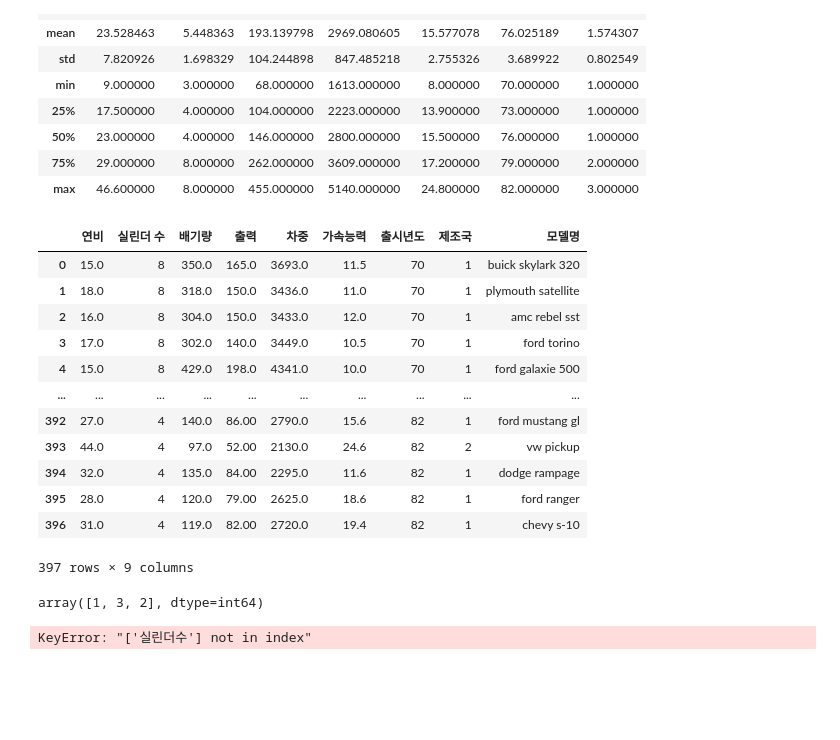
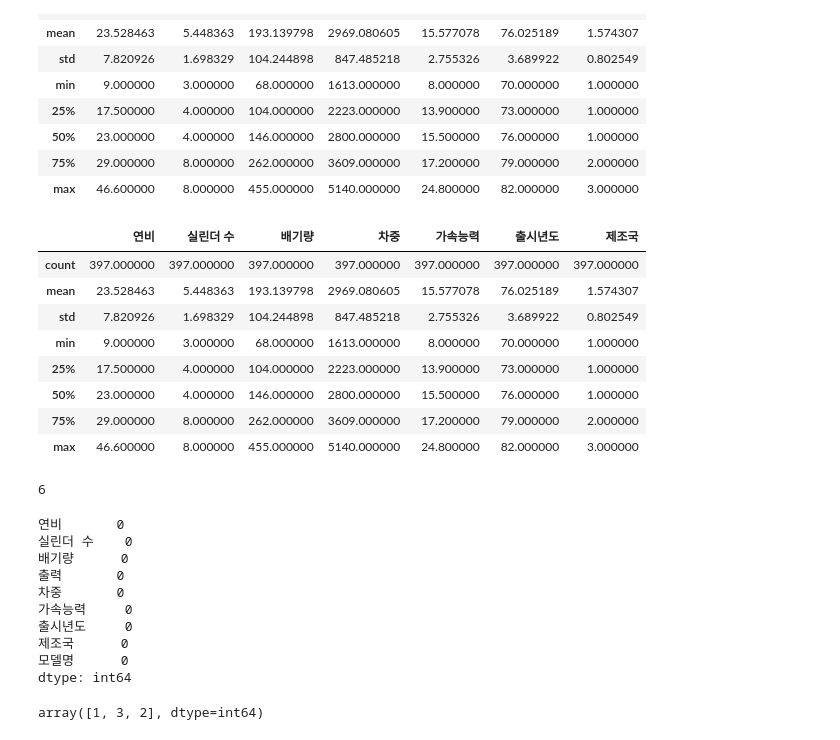
Before and after one commit to osr3173/ML, a Jupyter notebook: week4/ML_practice.ipynb, the cells around one changed output. Cells and saved outputs as stored; diff of their text form; code cells hidden in the pictures; blank space fills up the shorter version.

Commit message:
edited ML_practice & other errors

```diff
--- a/week4/ML_practice.ipynb
+++ b/week4/ML_practice.ipynb
@@ -61,18 +63,18 @@ mpg.describe()
 mpg.columns = ['연비','실린더 수','배기량','출력','차중',
               '가속능력','출시년도','제조국','모델명']
 # %%
-mpg
+mpg.describe()
 # %% [output]
-|  | 연비 | 실린더 수 | 배기량 | 출력 | 차중 | 가속능력 | 출시년도 | 제조국 | 모델명 |
-| 0 | 15.0 | 8 | 350.0 | 165.0 | 3693.0 | 11.5 | 70 | 1 | buick skylark 320 |
-| 1 | 18.0 | 8 | 318.0 | 150.0 | 3436.0 | 11.0 | 70 | 1 | plymouth satellite |
-| 2 | 16.0 | 8 | 304.0 | 150.0 | 3433.0 | 12.0 | 70 | 1 | amc rebel sst |
-| 3 | 17.0 | 8 | 302.0 | 140.0 | 3449.0 | 10.5 | 70 | 1 | ford torino |
-| 4 | 15.0 | 8 | 429.0 | 198.0 | 4341.0 | 10.0 | 70 | 1 | ford galaxie 500 |
-| ... | ... | ... | ... | ... | ... | ... | ... | ... | ... |
-| 392 | 27.0 | 4 | 140.0 | 86.00 | 2790.0 | 15.6 | 82 | 1 | ford mustang gl |
-| 393 | 44.0 | 4 | 97.0 | 52.00 | 2130.0 | 24.6 | 82 | 2 | vw pickup |
-| 394 | 32.0 | 4 | 135.0 | 84.00 | 2295.0 | 11.6 | 82 | 1 | dodge rampage |
-| 395 | 28.0 | 4 | 120.0 | 79.00 | 2625.0 | 18.6 | 82 | 1 | ford ranger |
-| 396 | 31.0 | 4 | 119.0 | 82.00 | 2720.0 | 19.4 | 82 | 1 | chevy s-10 |
+|  | 연비 | 실린더 수 | 배기량 | 차중 | 가속능력 | 출시년도 | 제조국 |
+| count | 397.000000 | 397.000000 | 397.000000 | 397.000000 | 397.000000 | 397.000000 | 397.000000 |
+| mean | 23.528463 | 5.448363 | 193.139798 | 2969.080605 | 15.577078 | 76.025189 | 1.574307 |
+| std | 7.820926 | 1.698329 | 104.244898 | 847.485218 | 2.755326 | 3.689922 | 0.802549 |
+| min | 9.000000 | 3.000000 | 68.000000 | 1613.000000 | 8.000000 | 70.000000 | 1.000000 |
+| 25% | 17.500000 | 4.000000 | 104.000000 | 2223.000000 | 13.900000 | 73.000000 | 1.000000 |
+| 50% | 23.000000 | 4.000000 | 146.000000 | 2800.000000 | 15.500000 | 76.000000 | 1.000000 |
+| 75% | 29.000000 | 8.000000 | 262.000000 | 3609.000000 | 17.200000 | 79.000000 | 2.000000 |
+| max | 46.600000 | 8.000000 | 455.000000 | 5140.000000 | 24.800000 | 82.000000 | 3.000000 |
-397 rows × 9 columns
+# %%
+(mpg['출력'] == '?').sum()
+# %% [output]
+6
@@ -78,0 +83,13 @@ mpg
+# %%
+(mpg == '?').sum()
+# %% [output]
+연비       0
+실린더 수    0
+배기량      0
+출력       0
+차중       0
+가속능력     0
+출시년도     0
+제조국      0
+모델명      0
+dtype: int64
@@ -90,17 +111,0 @@ target=mpg['제조국'].to_numpy
-# %%
-
-
-# One-Hot Encoding for the '모델명' column
-import numpy as np
-from sklearn.preprocessing import OneHotEncoder
-encoder = OneHotEncoder(sparse=False)
-car_name_encoded = encoder.fit_transform(mpg[['모델명']])
-
-# Combine the numerical data with the encoded '모델명'
-numerical_data = mpg[['연비', '실린더수', '배기량', '출력', '차중', '가속능력', '출시년도', '제조국']]
-data_combined = np.hstack((numerical_data, car_name_encoded))
-
-# Target array
-target = mpg['제조국'].to_numpy()
-# %% [output]
-KeyError: "['실린더수'] not in index"
```
Also changed, not shown: parts of 53 cells of this notebook, 2 other files.
